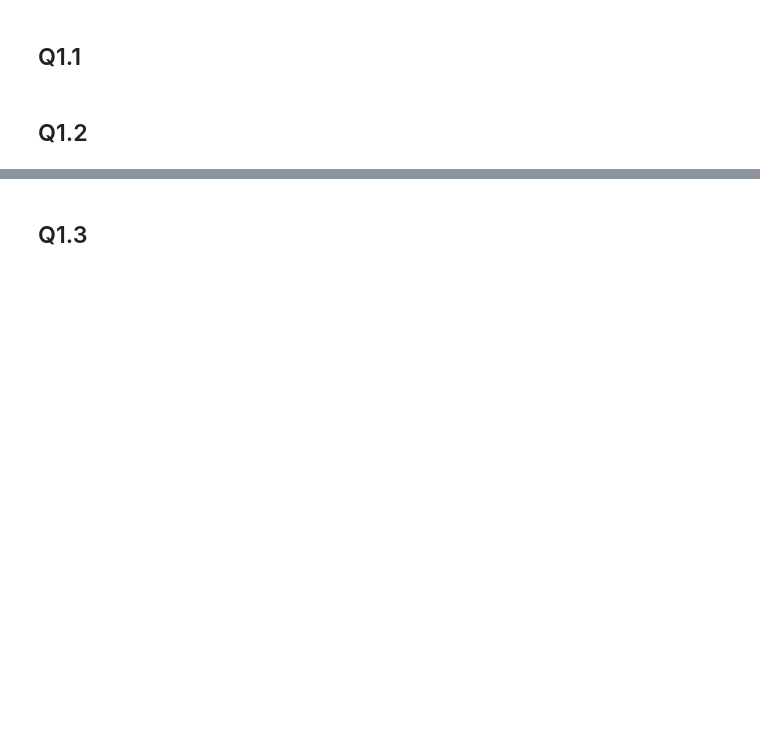
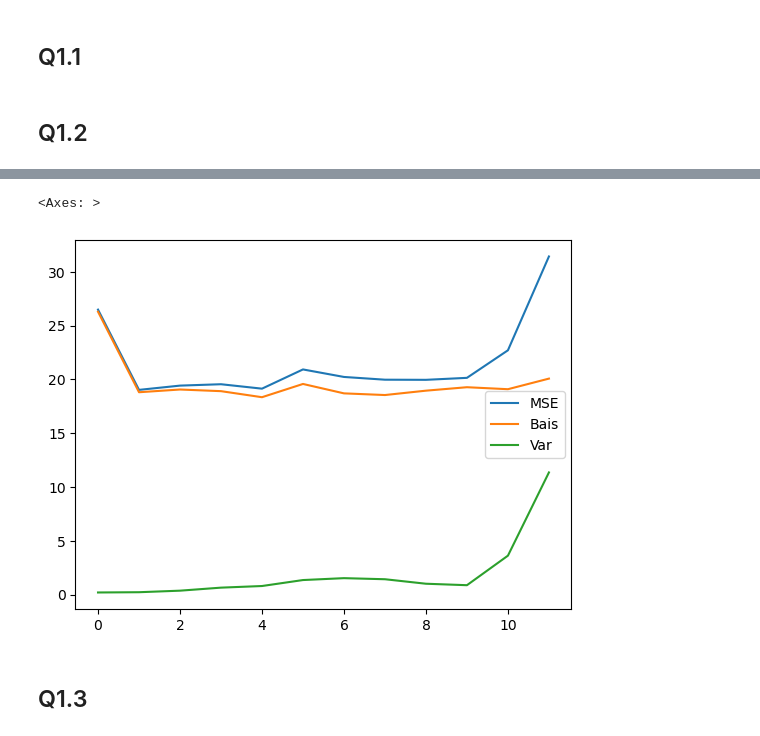
Before and after one commit to soumya-khanna/446-A2, a Jupyter notebook: assg2_template.ipynb, the cells around one changed output, grey strips where cells are left out. Saved outputs shown, nothing was run; the diff lists cells and outputs as text; code cells hidden in the pictures; blank space fills up the shorter version.

```diff
--- a/assg2_template.ipynb
+++ b/assg2_template.ipynb
@@ -24,15 +24,15 @@ X_train, X_test, y_train, y_test = train_test_split(X, y, test_size=0.2, shuffle
 # %% [markdown]
 ## Q1.2
 # %%
-poly         = PolynomialFeatures (degree=i, include_bias=False)
+# poly         = PolynomialFeatures (degree=i, include_bias=False)
 
-X_train_poly = ... # you can check tutorials for the correct syntax
-X_test_poly  = ...
+# X_train_poly = ... # you can check tutorials for the correct syntax
+# X_test_poly  = ...
 
-model = LinearRegression()
-mse, bias,var = bias_variance_decomp(model,
-                                     X_train_poly, y_train.to_numpy(), X_test_poly, y_test.to_numpy(),
-                                     loss='mse', num_rounds=200, random_seed=156)
+# model = LinearRegression()
+# mse, bias,var = bias_variance_decomp(model,
+#                                      X_train_poly, y_train.to_numpy(), X_test_poly, y_test.to_numpy(),
+#                                      loss='mse', num_rounds=200, random_seed=156)
 # %%
 MSEs   = []
 Biases = []
@@ -61,6 +76,11 @@ for i in range(1,13):
 # %%
 # Plot
+results_data = {'MSE': MSEs, 'Bais': Biases, 'Var': Vars}
+res = pd.DataFrame(results_data)
 res.plot()
+# %% [output]
+<Axes: >
+[figure, added]
 # %% [markdown]
 ## Q1.3
 # %%
```
Also changed, not shown: parts of 10 cells of this notebook.
